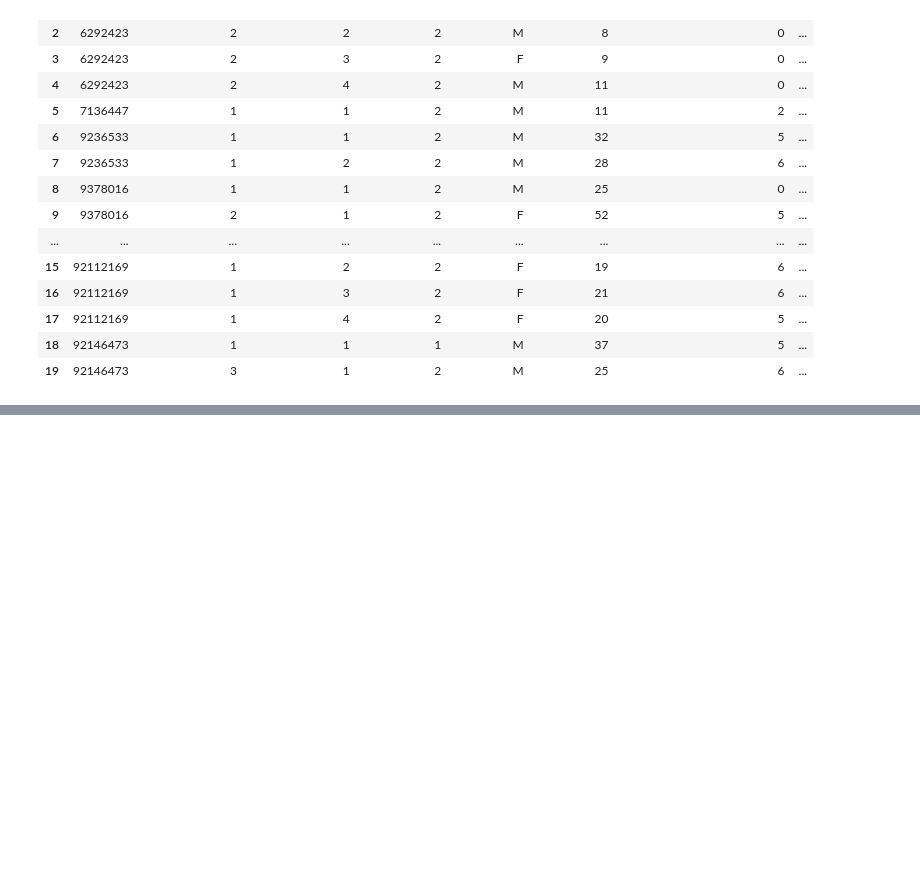
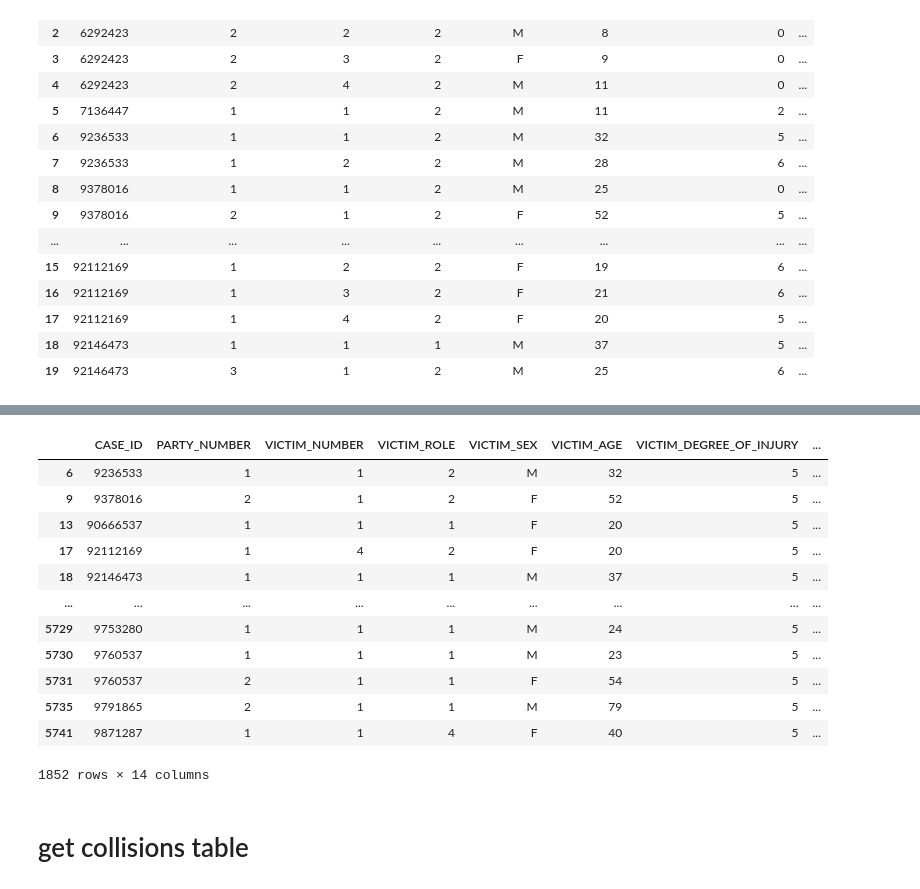
Before and after one commit to bencarneiro/ntsb, a Jupyter notebook: california/Untitled.ipynb, the cells around one changed output, grey strips where cells are left out. Drawn from its saved outputs; the diff is of its cells as text; code cells hidden in the pictures; blank space fills up the shorter version.

```diff
--- a/california/Untitled.ipynb
+++ b/california/Untitled.ipynb
@@ -105,3 +156,19 @@ victims.head(20)
+# %%
+victims[victims['VICTIM_DEGREE_OF_INJURY'] == 5]
+# %% [output]
+|  | CASE_ID | PARTY_NUMBER | VICTIM_NUMBER | VICTIM_ROLE | VICTIM_SEX | VICTIM_AGE | VICTIM_DEGREE_OF_INJURY | ... |
+| 6 | 9236533 | 1 | 1 | 2 | M | 32 | 5 | ... |
+| 9 | 9378016 | 2 | 1 | 2 | F | 52 | 5 | ... |
+| 13 | 90666537 | 1 | 1 | 1 | F | 20 | 5 | ... |
+| 17 | 92112169 | 1 | 4 | 2 | F | 20 | 5 | ... |
+| 18 | 92146473 | 1 | 1 | 1 | M | 37 | 5 | ... |
+| ... | ... | ... | ... | ... | ... | ... | ... | ... |
+| 5729 | 9753280 | 1 | 1 | 1 | M | 24 | 5 | ... |
+| 5730 | 9760537 | 1 | 1 | 1 | M | 23 | 5 | ... |
+| 5731 | 9760537 | 2 | 1 | 1 | F | 54 | 5 | ... |
+| 5735 | 9791865 | 2 | 1 | 1 | M | 79 | 5 | ... |
+| 5741 | 9871287 | 1 | 1 | 4 | F | 40 | 5 | ... |
+1852 rows × 14 columns
 # %%
 files = os.listdir("/home/tonydeals/app/ntsb/california")
 
@@ -163,3 +230,5 @@ class InjuryPerson(models.Model):
         (9, 'Unknown/Not Reported')
     ]
     injury_severity = models.PositiveSmallIntegerField(choices=injury_severity_choices, default=9)
+# %% [markdown]
+# get collisions table
```
Also changed, not shown: parts of 12 cells of this notebook, 4 other files.
